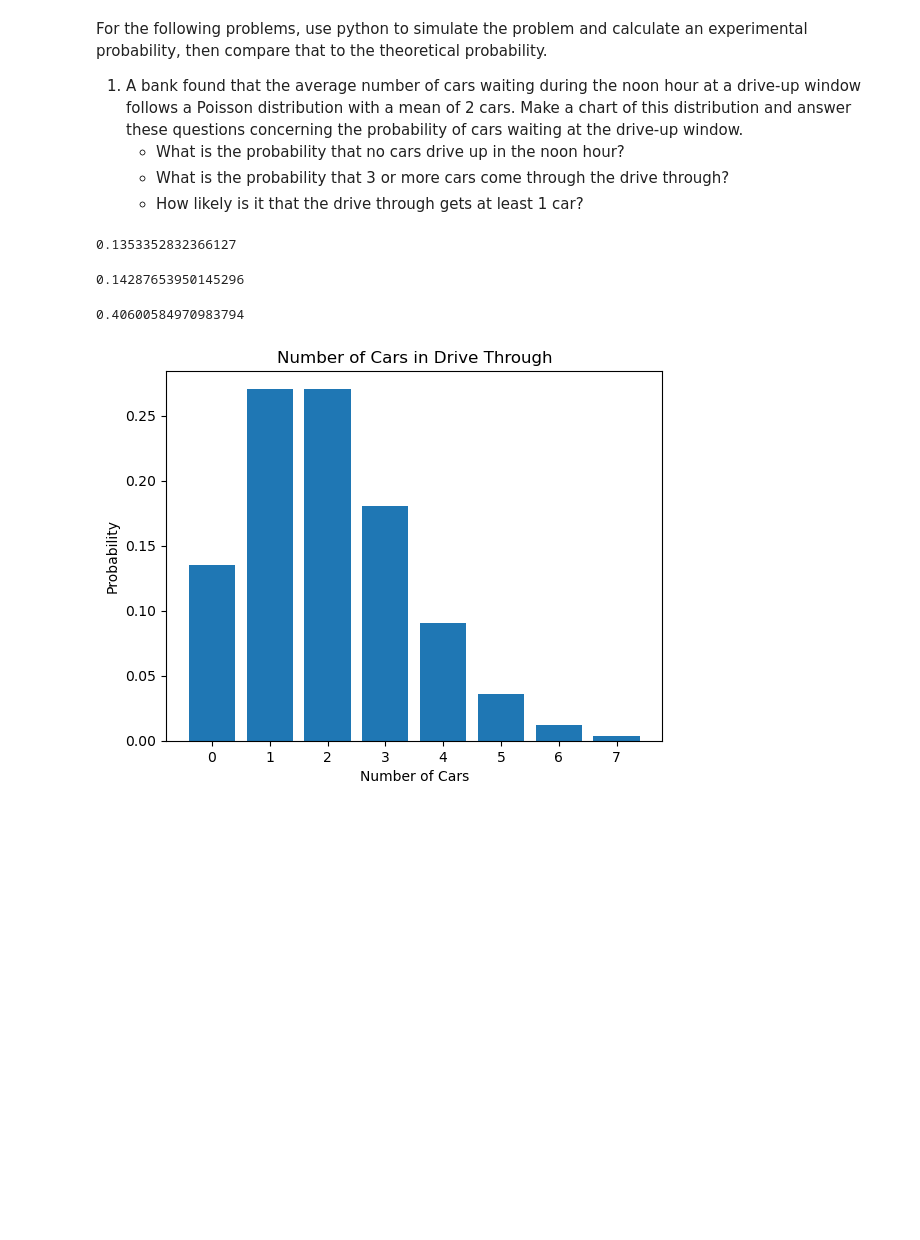
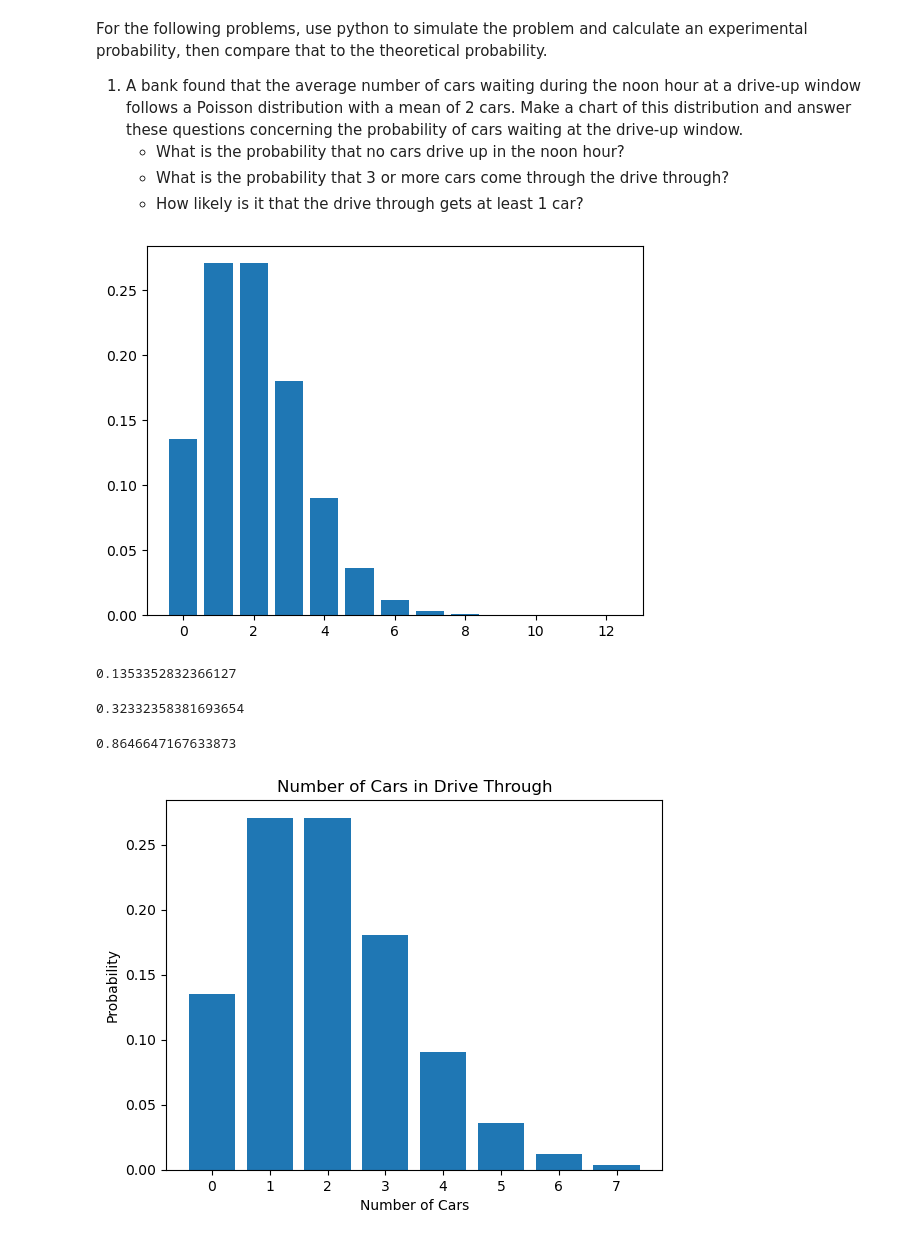
Before and after one commit to Joshua-Click/statistics-exercises, a Jupyter notebook: probability_distributions.ipynb, the cells around one changed output. Cells and saved outputs as stored; diff of their text form; code cells hidden in the pictures; blank space fills up the shorter version.

```diff
--- a/probability_distributions.ipynb
+++ b/probability_distributions.ipynb
@@ -20,3 +16,14 @@ prob_1 = stats.poisson(dist_mean)
+# %%
+dist_mean = 2
+
+prob_1 = stats.poisson(dist_mean)
+domain = [n for n in range(13)]
+prob = [prob_1.pmf(n) for n in domain]
+
+plt.bar(domain, prob)
+plt.show()
+# %% [output]
+[figure, added]
 # %%
 # What is the probability that no cars drive up in the noon hour?
 prob_1.pmf(0)
@@ -24,14 +31,14 @@ prob_1.pmf(0)
 0.1353352832366127
 # %%
 #  What is the probability that 3 or more cars come through the drive through?
-prob_1.sf(3)
+prob_1.sf(2)
 # %% [output]
-0.14287653950145296
+0.32332358381693654
 # %%
 # How likely is it that the drive through gets at least 1 car?
-prob_1.cdf(1)
+prob_1.sf(0)
 # %% [output]
-0.40600584970983794
+0.8646647167633873
 # %%
 num_cars = range(0, 8)
 prob_one_g = [prob_1.pmf(n) for n in num_cars]
```
Also changed, not shown: parts of 22 cells of this notebook.
